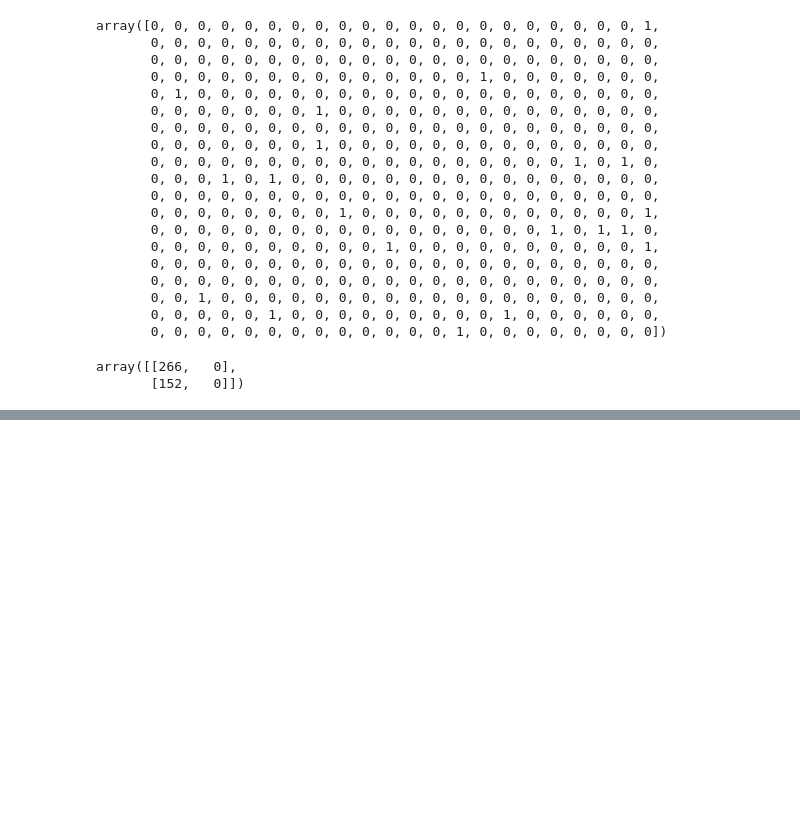
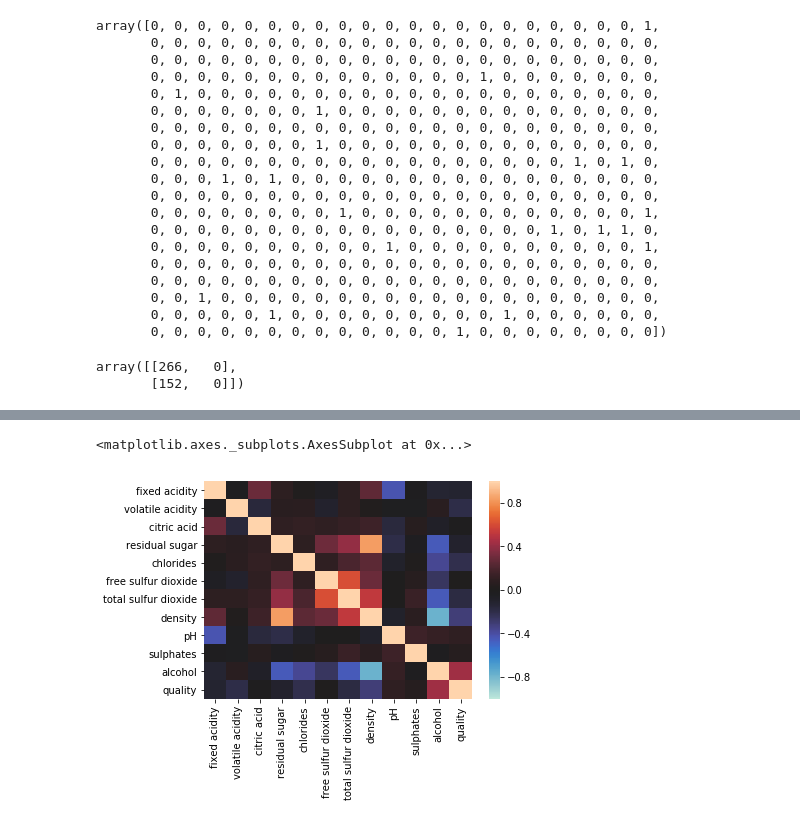
Before and after one commit to e175751/DataMining, a Jupyter notebook: report2/report2.ipynb, the cells around one changed output, grey strips where cells are left out. Drawn from its saved outputs; the diff is of its cells as text; code cells hidden in the pictures; blank space fills up the shorter version.

```diff
--- a/report2/report2.ipynb
+++ b/report2/report2.ipynb
@@ -266,0 +285,5 @@ plt.hist(x, log=True)
+# %%
+sns.heatmap(df.corr(), vmax=1, vmin=-1, center=0)
+# %% [output]
+<matplotlib.axes._subplots.AxesSubplot at 0x...>
+[figure, added]
```
Also changed, not shown: parts of 16 cells of this notebook.
